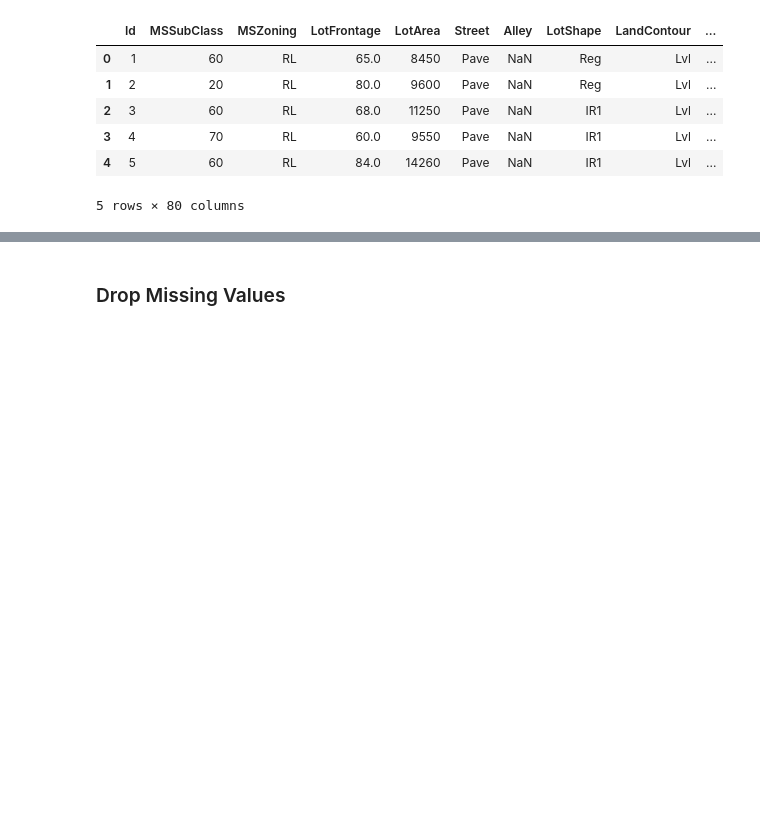
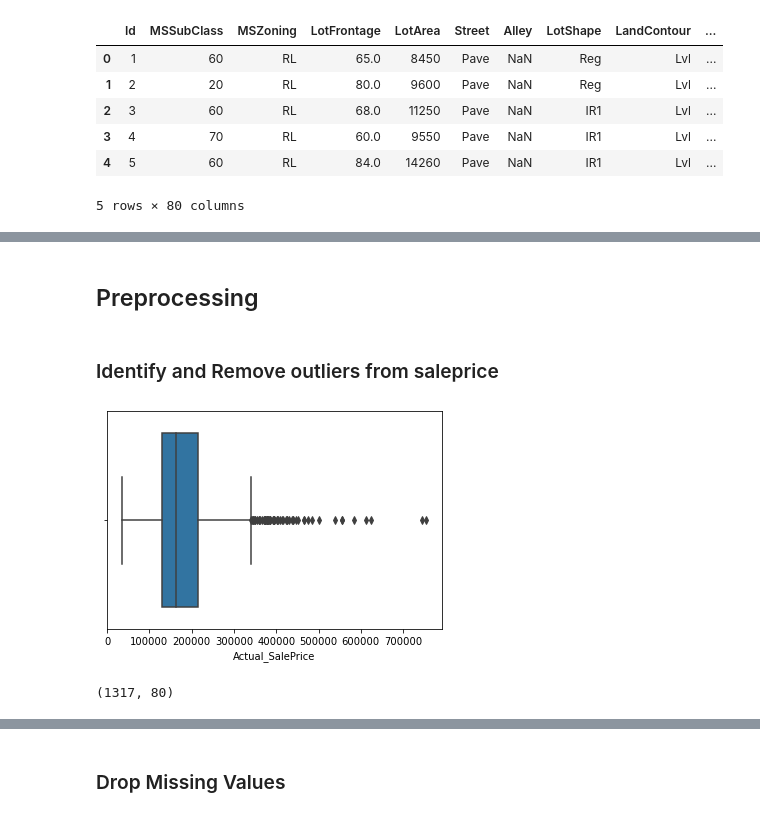
Before and after one commit to fpinnola/CS559-housing-price-prediction, a Jupyter notebook: Housing Price Prediction.ipynb, the cells around one changed output, grey strips where cells are left out. Cells and saved outputs as stored; diff of their text form; code cells hidden in the pictures; blank space fills up the shorter version.

Commit message:
Added EDA, removing outliers, ensemble model

```diff
--- a/Housing Price Prediction.ipynb
+++ b/Housing Price Prediction.ipynb
@@ -34,0 +63,16 @@ df.head()
+# %% [markdown]
+## Preprocessing
+# %% [markdown]
+### Identify and Remove outliers from saleprice
+# %%
+sns.boxplot(df['Actual_SalePrice'], orient='h')
+plt.show()
+# %% [output]
+[figure, added]
+# %%
+sale_price = df['Actual_SalePrice']
+mask = sale_price[abs(sale_price - np.mean(sale_price)) < 1.4 * np.std(sale_price)].tolist()
+df_new = df[~df['Actual_SalePrice'].isin(mask) == False]
+df_new.shape
+# %% [output]
+(1317, 80)
```
Also changed, not shown: parts of 22 cells of this notebook.
